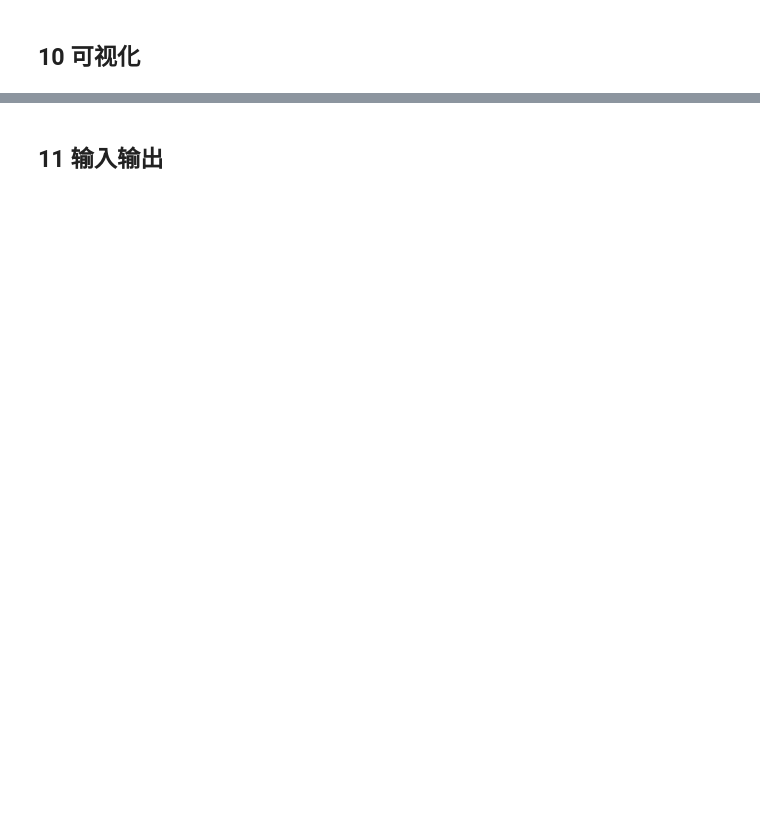
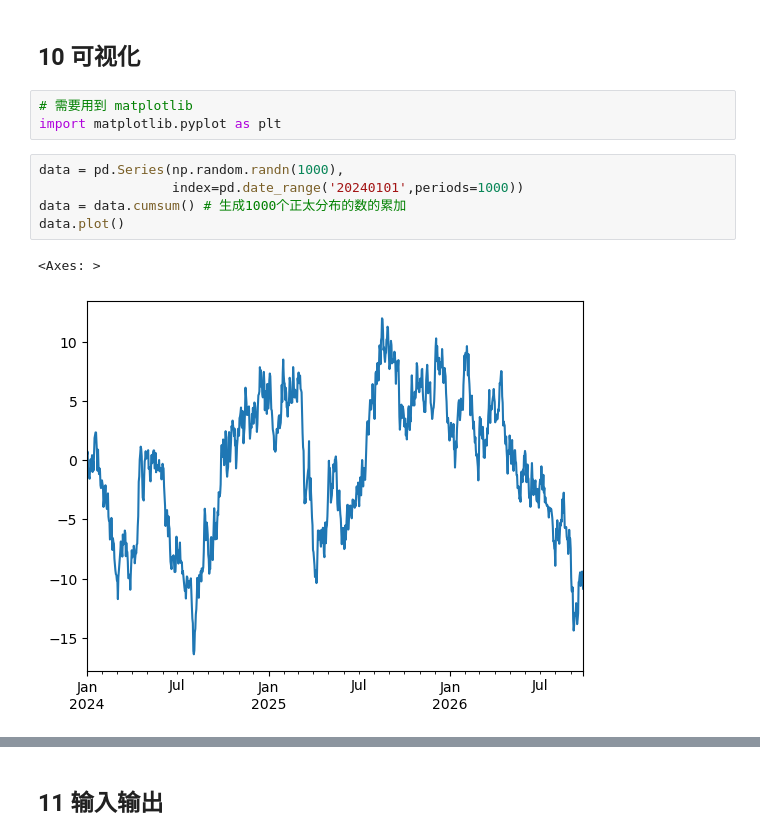
Before and after one commit to 1517005260/ai-learning, a Jupyter notebook: data-analysis/pandas/pandas.ipynb, the cells around one changed output, grey strips where cells are left out. Cells and saved outputs as stored; diff of their text form; blank space fills up the shorter version.

```diff
--- a/data-analysis/pandas/pandas.ipynb
+++ b/data-analysis/pandas/pandas.ipynb
@@ -538,2 +657,13 @@ pd.pivot_table(df, values='D', index=['A', 'B'], columns=['C'])
 # %% [markdown]
 ## 10 可视化
+# %%
+# 需要用到 matplotlib
+import matplotlib.pyplot as plt
+# %%
+data = pd.Series(np.random.randn(1000),
+                 index=pd.date_range('20240101',periods=1000))
+data = data.cumsum() # 生成1000个正太分布的数的累加
+data.plot()
+# %% [output]
+<Axes: >
+[figure, added]
```
Also changed, not shown: parts of 66 cells of this notebook, 3 other files.
